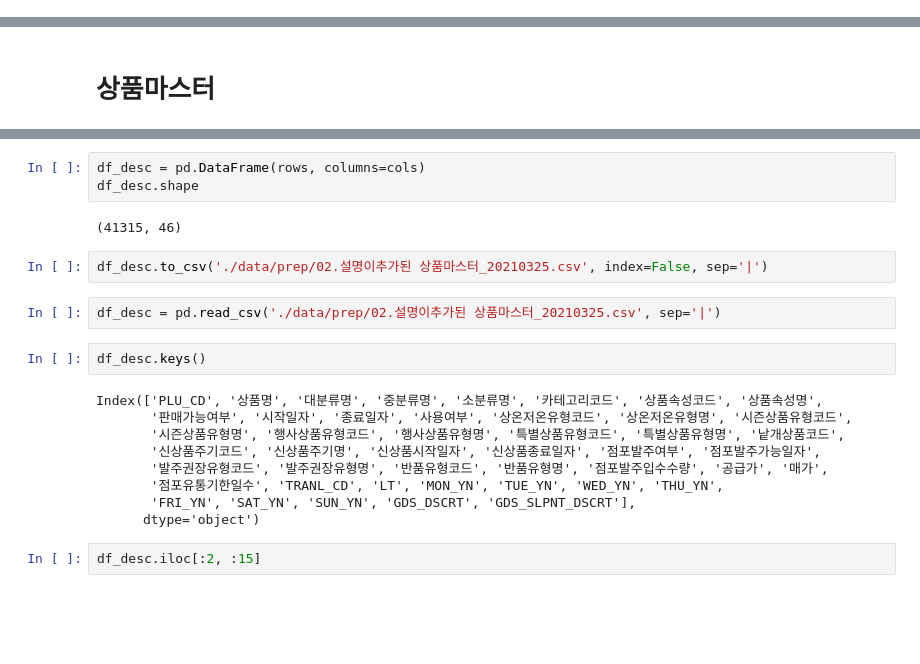
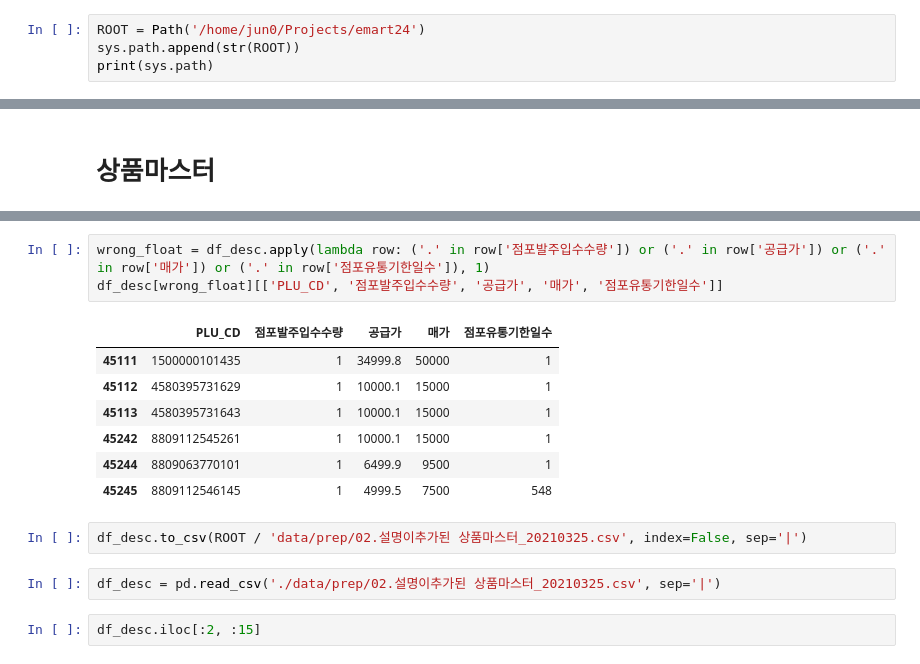
Before and after one commit to almostzero/emart24_codes, a Jupyter notebook: RJY/EDA_emart.ipynb, the cells around one changed output, grey strips where cells are left out. Drawn from its saved outputs; the diff is of its cells as text; blank space fills up the shorter version.

```diff
--- a/RJY/EDA_emart.ipynb
+++ b/RJY/EDA_emart.ipynb
@@ -6,3 +7,7 @@ import numpy as np
 import pandas as pd
 import plotly.express as px
 import plotly.graph_objects as go
+# %%
+ROOT = Path('/home/jun0/Projects/emart24')
+sys.path.append(str(ROOT))
+print(sys.path)
@@ -36,23 +49,18 @@ with open('./data/마스터+정보+및+데이터+정의서/02.설명이추가된
-# %%
-df_desc = pd.DataFrame(rows, columns=cols)
-df_desc.shape
-# %% [output]
-(41315, 46)
+# %%
+wrong_float = df_desc.apply(lambda row: ('.' in row['점포발주입수수량']) or ('.' in row['공급가']) or ('.' in row['매가']) or ('.' in row['점포유통기한일수']), 1)
+df_desc[wrong_float][['PLU_CD', '점포발주입수수량', '공급가', '매가', '점포유통기한일수']]
+# %% [output]
+|  | PLU_CD | 점포발주입수수량 | 공급가 | 매가 | 점포유통기한일수 |
+| 45111 | 1500000101435 | 1 | 34999.8 | 50000 | 1 |
+| 45112 | 4580395731629 | 1 | 10000.1 | 15000 | 1 |
+| 45113 | 4580395731643 | 1 | 10000.1 | 15000 | 1 |
+| 45242 | 8809112545261 | 1 | 10000.1 | 15000 | 1 |
+| 45244 | 8809063770101 | 1 | 6499.9 | 9500 | 1 |
+| 45245 | 8809112546145 | 1 | 4999.5 | 7500 | 548 |
 # %%
-df_desc.to_csv('./data/prep/02.설명이추가된 상품마스터_20210325.csv', index=False, sep='|')
+df_desc.to_csv(ROOT / 'data/prep/02.설명이추가된 상품마스터_20210325.csv', index=False, sep='|')
 # %%
 df_desc = pd.read_csv('./data/prep/02.설명이추가된 상품마스터_20210325.csv', sep='|')
-# %%
-df_desc.keys()
-# %% [output]
-Index(['PLU_CD', '상품명', '대분류명', '중분류명', '소분류명', '카테고리코드', '상품속성코드', '상품속성명',
-       '판매가능여부', '시작일자', '종료일자', '사용여부', '상온저온유형코드', '상온저온유형명', '시즌상품유형코드',
-       '시즌상품유형명', '행사상품유형코드', '행사상품유형명', '특별상품유형코드', '특별상품유형명', '낱개상품코드',
-       '신상품주기코드', '신상품주기명', '신상품시작일자', '신상품종료일자', '점포발주여부', '점포발주가능일자',
-       '발주권장유형코드', '발주권장유형명', '반품유형코드', '반품유형명', '점포발주입수수량', '공급가', '매가',
-       '점포유통기한일수', 'TRANL_CD', 'LT', 'MON_YN', 'TUE_YN', 'WED_YN', 'THU_YN',
-       'FRI_YN', 'SAT_YN', 'SUN_YN', 'GDS_DSCRT', 'GDS_SLPNT_DSCRT'],
-      dtype='object')
 # %%
 df_desc.iloc[:2, :15]
 # %% [output]
```
Also changed, not shown: parts of 14 cells of this notebook, 2 other files.
